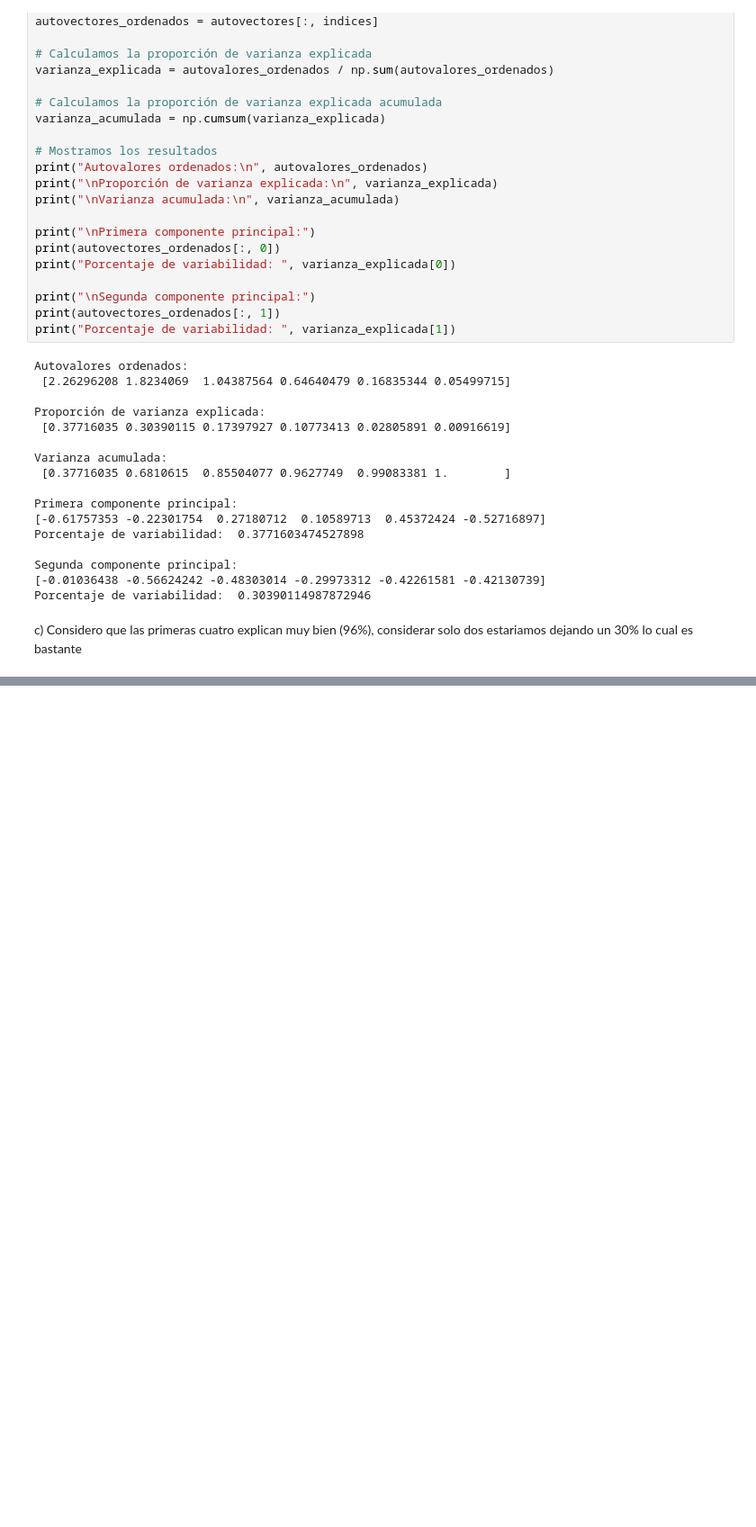
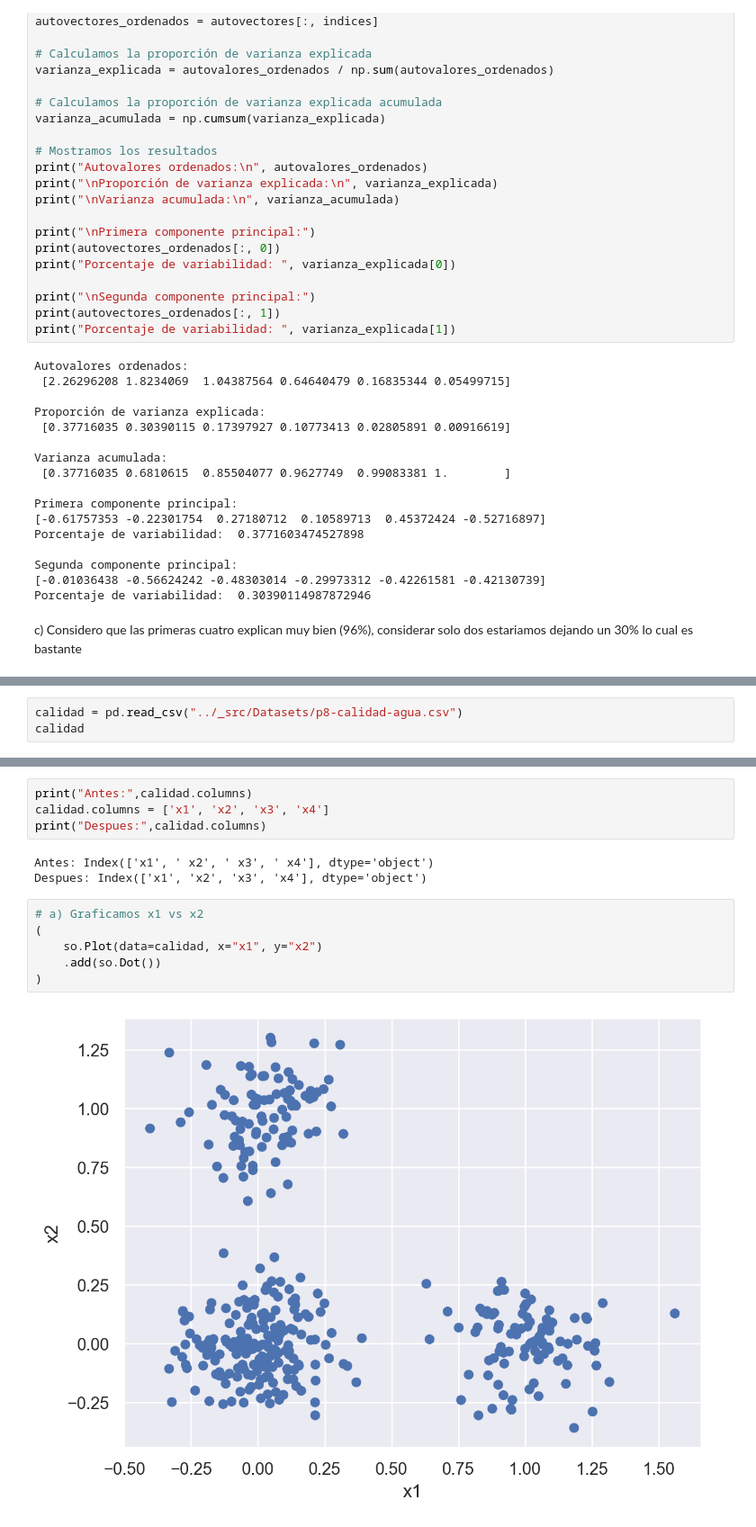
Before and after one commit to Gabrielnm7/Laboratorio-de-Datos1C24, a Jupyter notebook: Practicas/practica8.ipynb, the cells around one changed output, grey strips where cells are left out. Shown at 90% size. Drawn from its saved outputs; the diff is of its cells as text; blank space fills up the shorter version.

```diff
--- a/Practicas/practica8.ipynb
+++ b/Practicas/practica8.ipynb
@@ -502,0 +619,3 @@ c) Considero que las primeras cuatro explican muy bien (96%), considerar solo do
+# %%
+calidad = pd.read_csv("../_src/Datasets/p8-calidad-agua.csv")
+calidad
@@ -502,0 +648,15 @@ c) Considero que las primeras cuatro explican muy bien (96%), considerar solo do
+# %%
+print("Antes:",calidad.columns)
+calidad.columns = ['x1', 'x2', 'x3', 'x4']
+print("Despues:",calidad.columns)
+# %% [output]
+Antes: Index(['x1', ' x2', ' x3', ' x4'], dtype='object')
+Despues: Index(['x1', 'x2', 'x3', 'x4'], dtype='object')
+# %%
+# a) Graficamos x1 vs x2
+(
+    so.Plot(data=calidad, x="x1", y="x2")
+    .add(so.Dot())
+)
+# %% [output]
+[figure, added]
```
Also changed, not shown: parts of 29 cells of this notebook.
